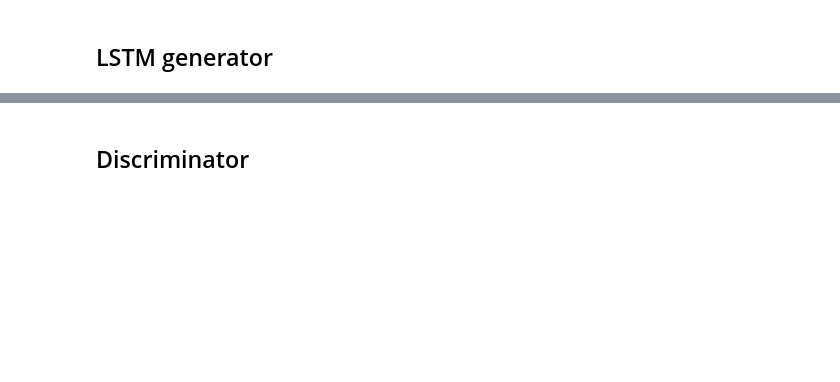
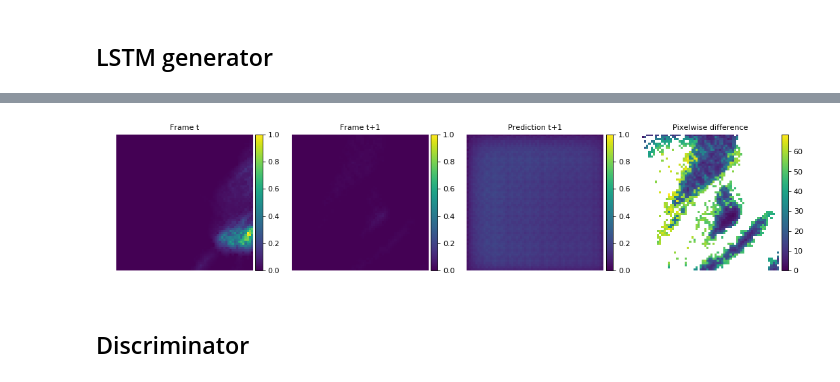
Before and after one commit to pkicsiny/ADL4CV_project, a Jupyter notebook: LSTM_h.ipynb, the cells around one changed output, grey strips where cells are left out. Drawn from its saved outputs; the diff is of its cells as text; code cells hidden in the pictures; blank space fills up the shorter version.

```diff
--- a/LSTM_h.ipynb
+++ b/LSTM_h.ipynb
@@ -98,7 +83,7 @@ plt.show()
 # %%
 images = src.generate_datasets(inputs, n=10000, size=64, length=2, normalize=True, split=(6,2,2))
 # %%
-images = np.load(sys.path[0]+"/dataset.npy").item()
+images = np.load(sys.path[0]+"/hourly.npy").item()
 # %%
 #low_res_train = images["low_res_train"]
 #low_res_xval = images["low_res_xval"]
@@ -175,4 +184,4 @@ def custom_loss(y_true, y_pred):
 # %%
 lstm_model.load_weights("best_model.h5")
 # %%
-lstm_model.compile(optimizer=tf.train.AdamOptimizer(learning_rate = 0.0001),loss=custom_loss, metrics=[src.relative_error_tensor])
+lstm_model.compile(optimizer=tf.train.AdamOptimizer(learning_rate = 0.0001),loss=src.custom_loss(), metrics=[src.relative_error_tensor])
@@ -181,6 +194,6 @@ lstm_model.compile(optimizer=tf.train.AdamOptimizer(learning_rate = 0.0001),loss
 lstm_model.fit(lstm_train, lstm_truth,
                validation_data=(lstm_val, lstm_val_truth),
                batch_size = 100,
-               epochs=20,
+               epochs=2,
                callbacks=callback,
                shuffle = True)
@@ -209,5 +241,7 @@ error_images, error_vals, error_means = src.error_distribution(truth,predictions
 # %%
-src.result_plotter(args[:15], (lstm_test[:,:,:,:,0], truth[:,:,:,:,0], predictions[:,:,:,:,0], error_images[:,:,:,:,0]))
+src.result_plotter(args[-1:], (lstm_test[:,0,:,:,0], truth[:,0,:,:,0], predictions[:,0,:,:,0], error_images[:,0,:,:,0]))
+# %% [output]
+[figure, added]
 # %% [markdown]
 ## Discriminator
 # %%
```
Also changed, not shown: parts of 34 cells of this notebook, 29 other files.
